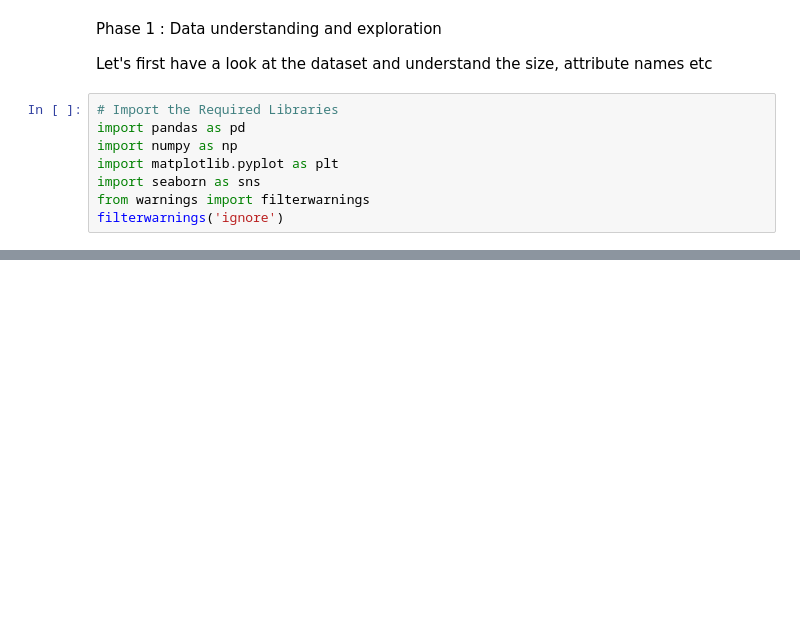
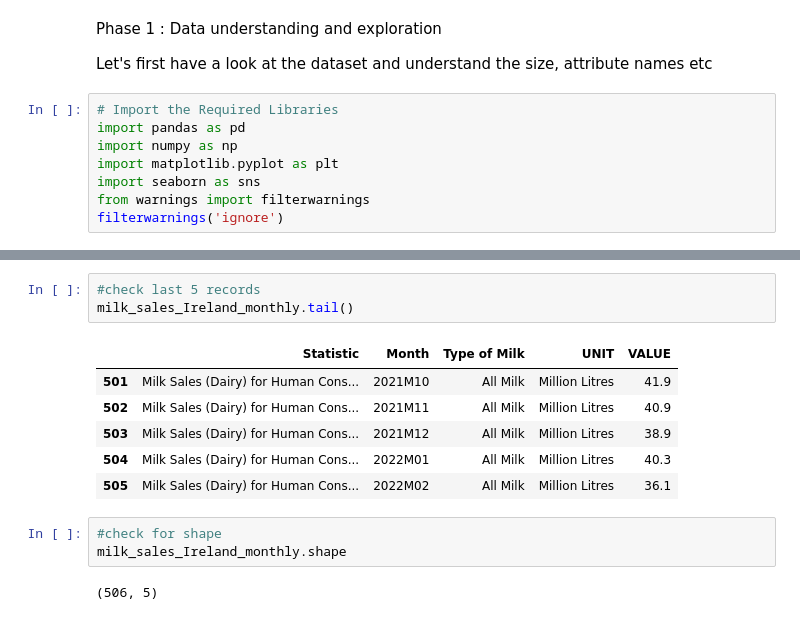
Before and after one commit to dhanya555/CA2, a Jupyter notebook: Integrated_CA2_Individual_Version1.ipynb, the cells around one changed output, grey strips where cells are left out. Drawn from its saved outputs; the diff is of its cells as text; blank space fills up the shorter version.

```diff
--- a/Integrated_CA2_Individual_Version1.ipynb
+++ b/Integrated_CA2_Individual_Version1.ipynb
@@ -45,0 +90,15 @@ filterwarnings('ignore')
+# %%
+#check last 5 records
+milk_sales_Ireland_monthly.tail()
+# %% [output]
+|  | Statistic | Month | Type of Milk | UNIT | VALUE |
+| 501 | Milk Sales (Dairy) for Human Cons... | 2021M10 | All Milk | Million Litres | 41.9 |
+| 502 | Milk Sales (Dairy) for Human Cons... | 2021M11 | All Milk | Million Litres | 40.9 |
+| 503 | Milk Sales (Dairy) for Human Cons... | 2021M12 | All Milk | Million Litres | 38.9 |
+| 504 | Milk Sales (Dairy) for Human Cons... | 2022M01 | All Milk | Million Litres | 40.3 |
+| 505 | Milk Sales (Dairy) for Human Cons... | 2022M02 | All Milk | Million Litres | 36.1 |
+# %%
+#check for shape
+milk_sales_Ireland_monthly.shape
+# %% [output]
+(506, 5)
```
Also changed, not shown: parts of 116 cells of this notebook, 32 other files.
